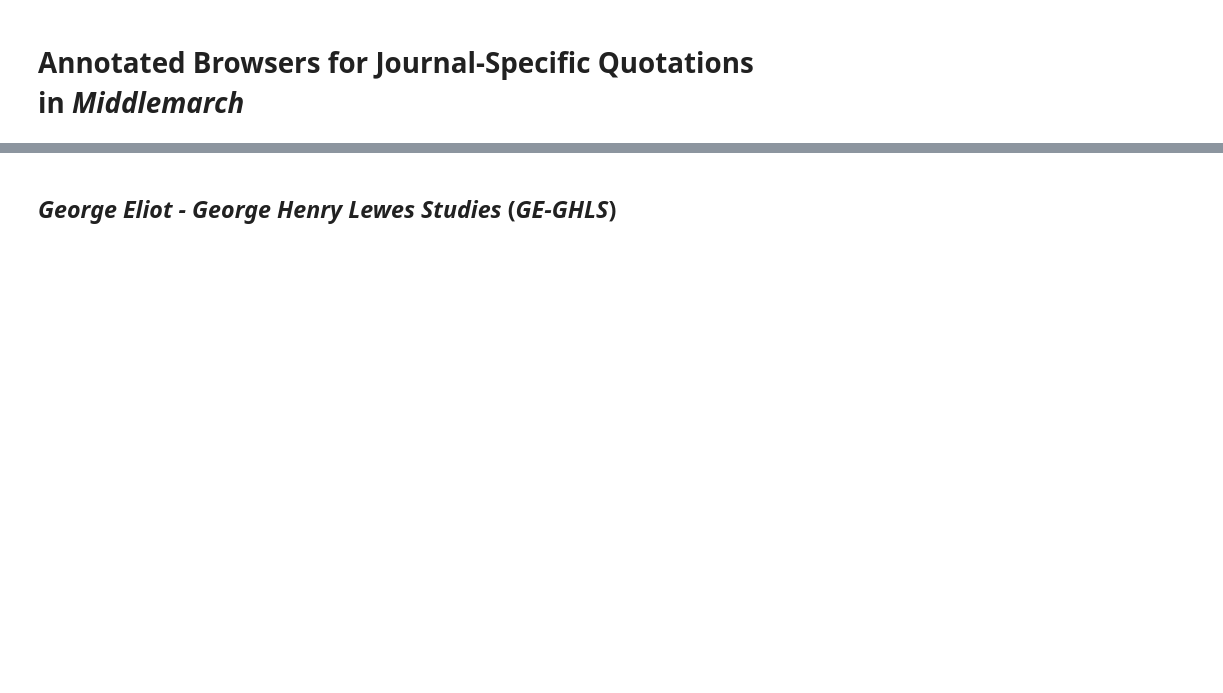
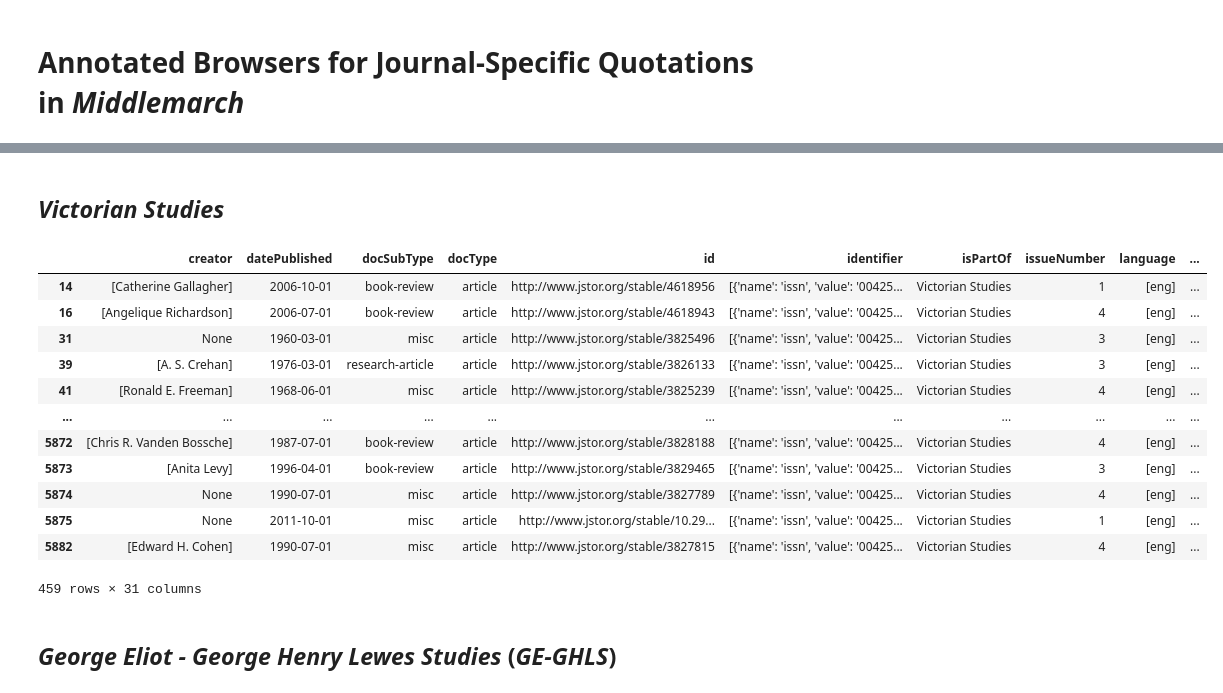
Before and after one commit to lit-mod-viz/middlemarch-critical-histories, a Jupyter notebook: notebooks/jstor-annotated-browser.ipynb, the cells around one changed output, grey strips where cells are left out. Drawn from its saved outputs; the diff is of its cells as text; code cells hidden in the pictures; blank space fills up the shorter version.

```diff
--- a/notebooks/jstor-annotated-browser.ipynb
+++ b/notebooks/jstor-annotated-browser.ipynb
@@ -34,0 +81,19 @@ df
+# %% [markdown]
+## *Victorian Studies*
+# %%
+victorian_studies_df = df[df['isPartOf'] == 'Victorian Studies']
+victorian_studies_df
+# %% [output]
+|  | creator | datePublished | docSubType | docType | id | identifier | isPartOf | issueNumber | language | ... |
+| 14 | [Catherine Gallagher] | 2006-10-01 | book-review | article | http://www.jstor.org/stable/4618956 | [{'name': 'issn', 'value': '00425... | Victorian Studies | 1 | [eng] | ... |
+| 16 | [Angelique Richardson] | 2006-07-01 | book-review | article | http://www.jstor.org/stable/4618943 | [{'name': 'issn', 'value': '00425... | Victorian Studies | 4 | [eng] | ... |
+| 31 | None | 1960-03-01 | misc | article | http://www.jstor.org/stable/3825496 | [{'name': 'issn', 'value': '00425... | Victorian Studies | 3 | [eng] | ... |
+| 39 | [A. S. Crehan] | 1976-03-01 | research-article | article | http://www.jstor.org/stable/3826133 | [{'name': 'issn', 'value': '00425... | Victorian Studies | 3 | [eng] | ... |
+| 41 | [Ronald E. Freeman] | 1968-06-01 | misc | article | http://www.jstor.org/stable/3825239 | [{'name': 'issn', 'value': '00425... | Victorian Studies | 4 | [eng] | ... |
+| ... | ... | ... | ... | ... | ... | ... | ... | ... | ... | ... |
+| 5872 | [Chris R. Vanden Bossche] | 1987-07-01 | book-review | article | http://www.jstor.org/stable/3828188 | [{'name': 'issn', 'value': '00425... | Victorian Studies | 4 | [eng] | ... |
+| 5873 | [Anita Levy] | 1996-04-01 | book-review | article | http://www.jstor.org/stable/3829465 | [{'name': 'issn', 'value': '00425... | Victorian Studies | 3 | [eng] | ... |
+| 5874 | None | 1990-07-01 | misc | article | http://www.jstor.org/stable/3827789 | [{'name': 'issn', 'value': '00425... | Victorian Studies | 4 | [eng] | ... |
+| 5875 | None | 2011-10-01 | misc | article | http://www.jstor.org/stable/10.29... | [{'name': 'issn', 'value': '00425... | Victorian Studies | 1 | [eng] | ... |
+| 5882 | [Edward H. Cohen] | 1990-07-01 | misc | article | http://www.jstor.org/stable/3827815 | [{'name': 'issn', 'value': '00425... | Victorian Studies | 4 | [eng] | ... |
+459 rows × 31 columns
```
Also changed, not shown: parts of 27 cells of this notebook, 15 other files.
